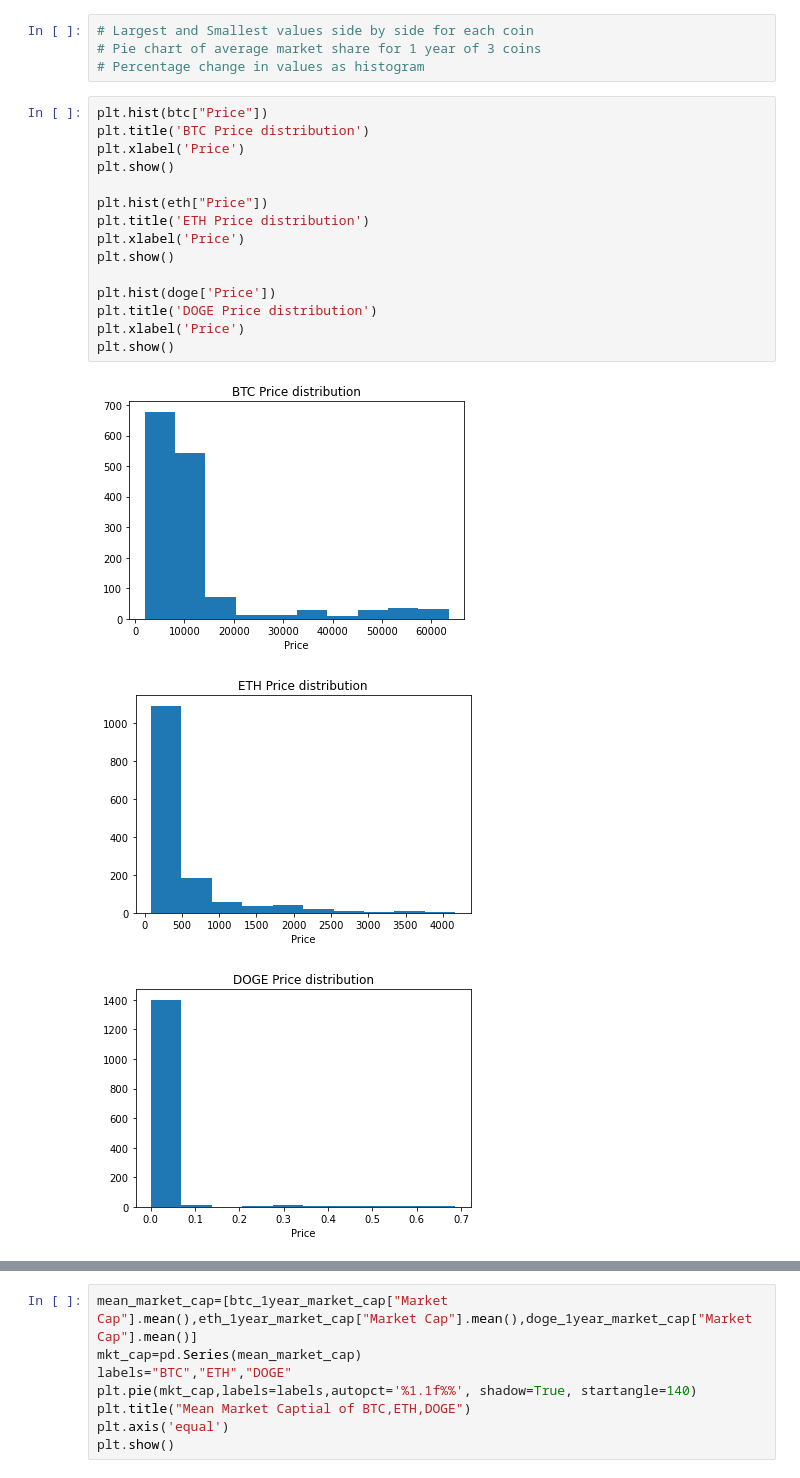
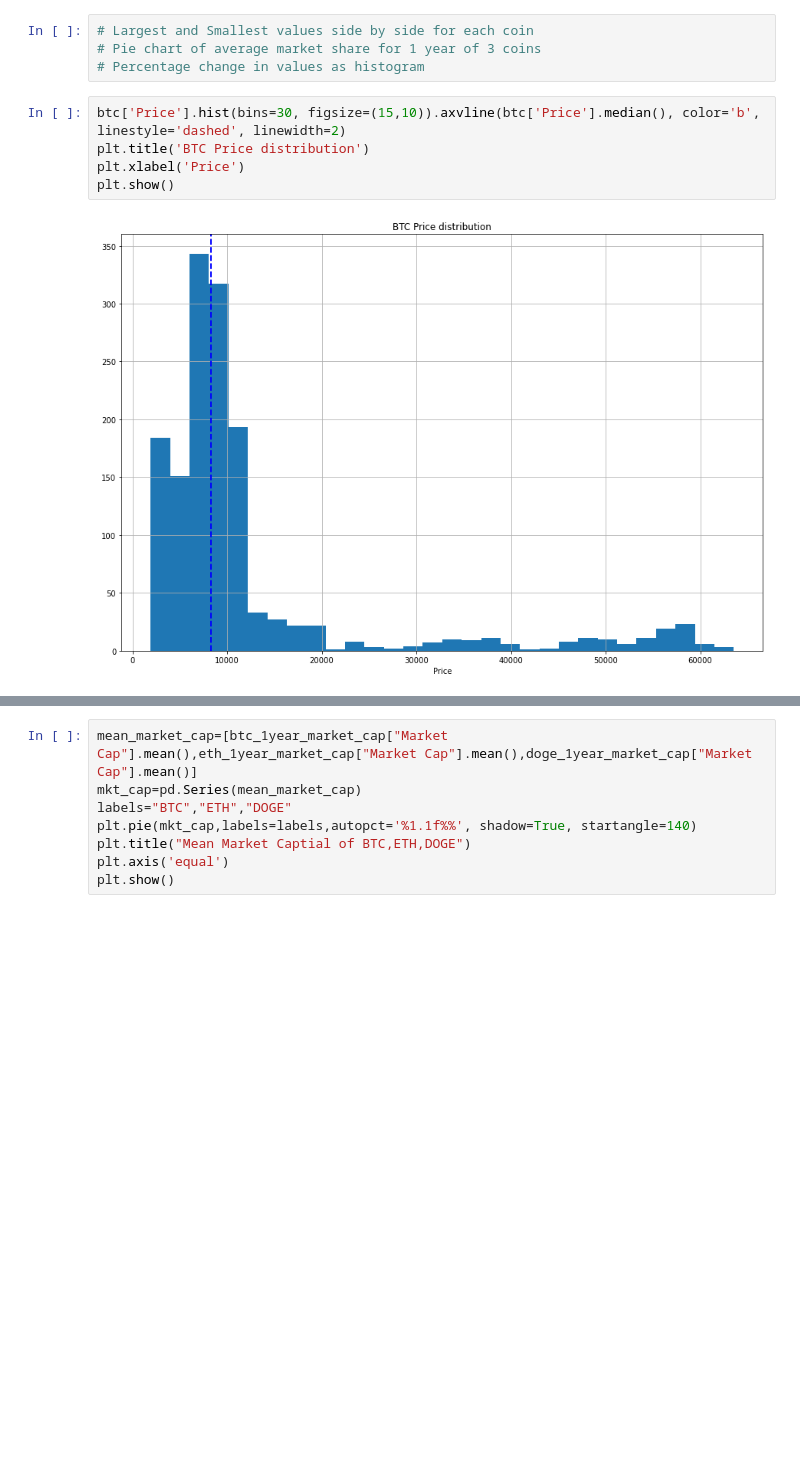
Before and after one commit to aashu26698/Cryptocurrencies-AnInfographic, a Jupyter notebook: Cryptocurrency EDA.ipynb, the cells around one changed output, grey strips where cells are left out. Cells and saved outputs as stored; diff of their text form; blank space fills up the shorter version.

```diff
--- a/Cryptocurrency EDA.ipynb
+++ b/Cryptocurrency EDA.ipynb
@@ -583,22 +583,10 @@ doge.sort_values(["Vol."],ascending=False).head(10)
 # Largest and Smallest values side by side for each coin
 # Pie chart of average market share for 1 year of 3 coins
 # Percentage change in values as histogram
-# %%
-plt.hist(btc["Price"])
-plt.title('BTC Price distribution')
-plt.xlabel('Price')
-plt.show()
-
-plt.hist(eth["Price"])
-plt.title('ETH Price distribution')
-plt.xlabel('Price')
-plt.show()
-
-plt.hist(doge['Price'])
-plt.title('DOGE Price distribution')
-plt.xlabel('Price')
-plt.show()
-# %% [output]
-[figure, removed]
-[figure, removed]
-[figure, removed]
+# %%
+btc['Price'].hist(bins=30, figsize=(15,10)).axvline(btc['Price'].median(), color='b', linestyle='dashed', linewidth=2)
+plt.title('BTC Price distribution')
+plt.xlabel('Price')
+plt.show()
+# %% [output]
+[figure, added]
```
Also changed, not shown: parts of 2 cells of this notebook.
